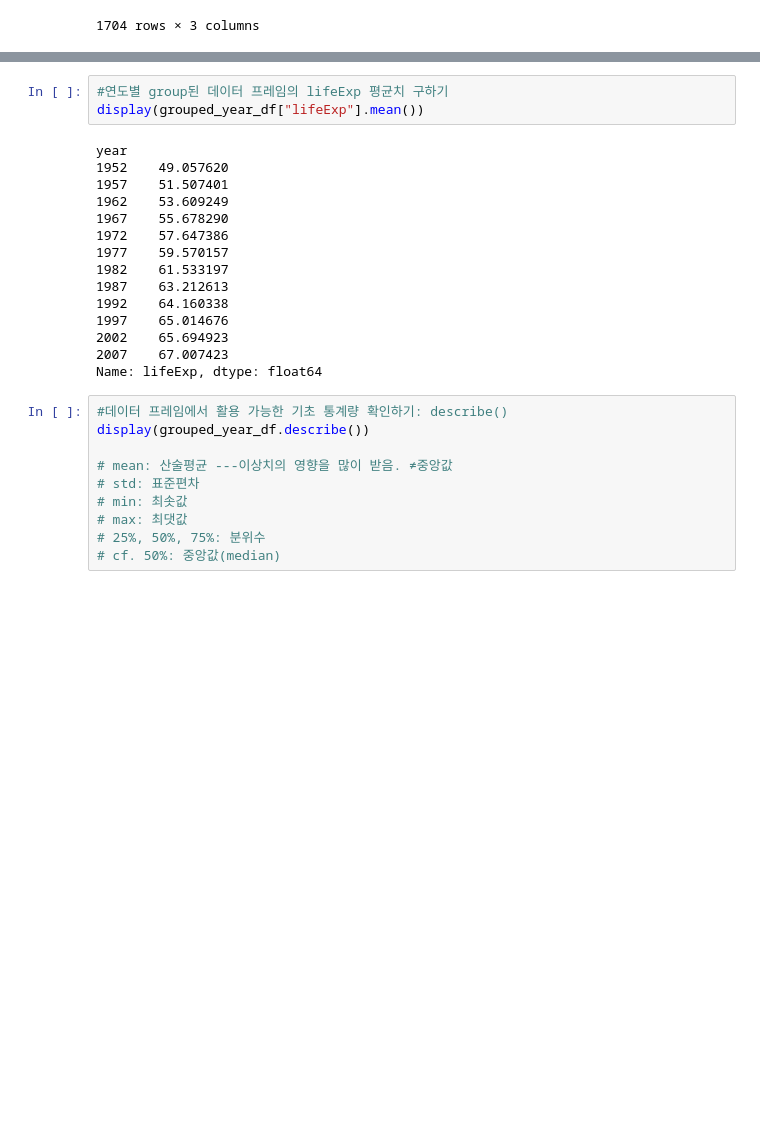
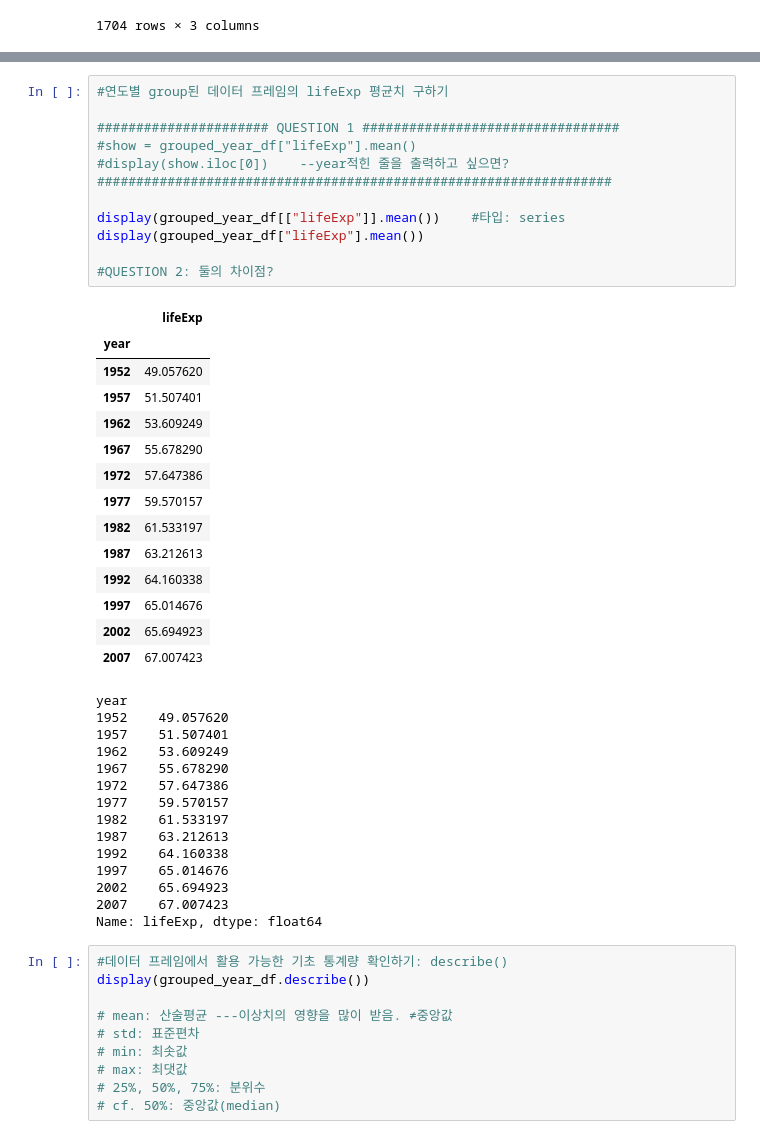
Before and after one commit to BabyUnicorn90/DataScience_with_Python, a Jupyter notebook: 06-EDA with Pandas.ipynb, the cells around one changed output, grey strips where cells are left out. Saved outputs shown, nothing was run; the diff lists cells and outputs as text; blank space fills up the shorter version.

```diff
--- a/06-EDA with Pandas.ipynb
+++ b/06-EDA with Pandas.ipynb
@@ -236,7 +293,30 @@ print(type(grouped_year_df))
 # %%
 #연도별 group된 데이터 프레임의 lifeExp 평균치 구하기
+
+###################### QUESTION 1 #################################
+#show = grouped_year_df["lifeExp"].mean()
+#display(show.iloc[0])    --year적힌 줄을 출력하고 싶으면?
+##################################################################
+
+display(grouped_year_df[["lifeExp"]].mean())    #타입: series
 display(grouped_year_df["lifeExp"].mean())
+
+#QUESTION 2: 둘의 차이점?
 # %% [output]
+|  | lifeExp |
+| year |  |
+| 1952 | 49.057620 |
+| 1957 | 51.507401 |
+| 1962 | 53.609249 |
+| 1967 | 55.678290 |
+| 1972 | 57.647386 |
+| 1977 | 59.570157 |
+| 1982 | 61.533197 |
+| 1987 | 63.212613 |
+| 1992 | 64.160338 |
+| 1997 | 65.014676 |
+| 2002 | 65.694923 |
+| 2007 | 67.007423 |
 year
 1952    49.057620
 1957    51.507401
```
Also changed, not shown: parts of 6 cells of this notebook, 2 other files.
